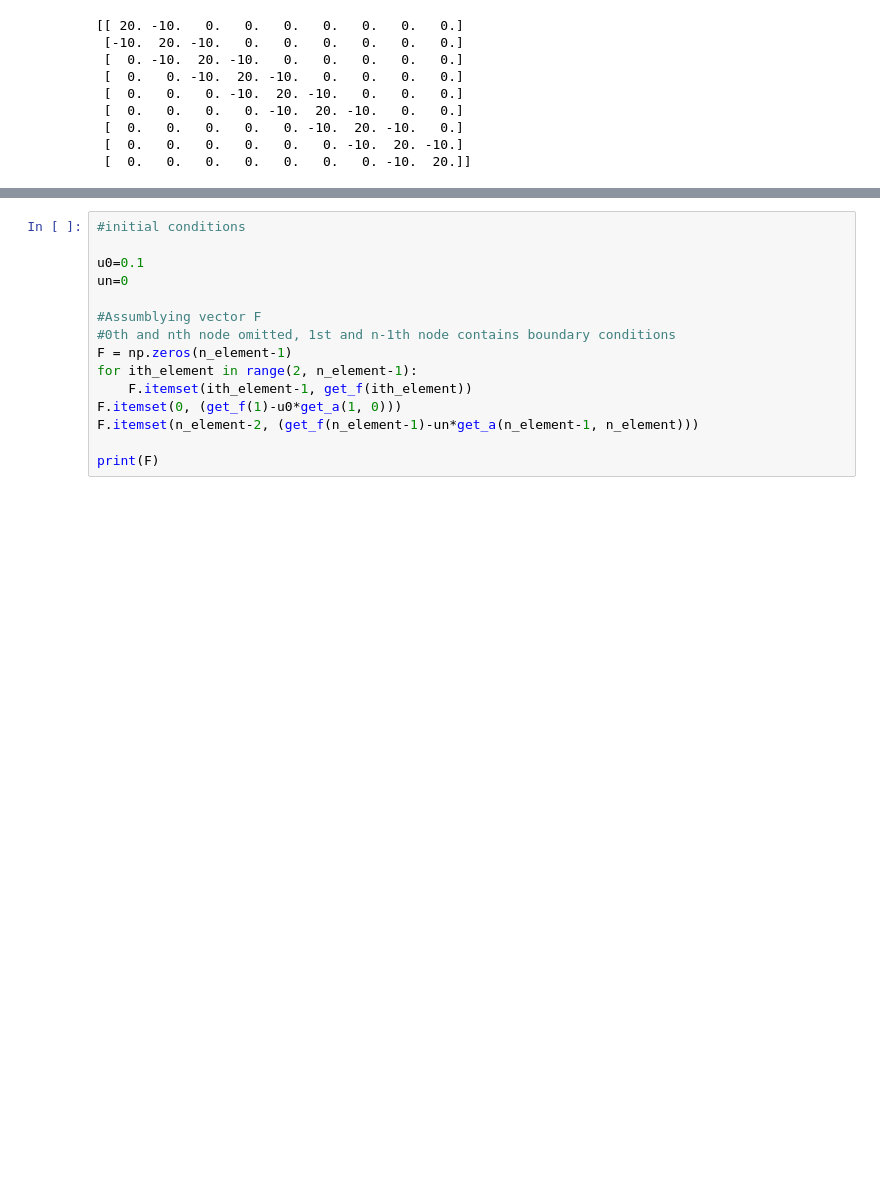
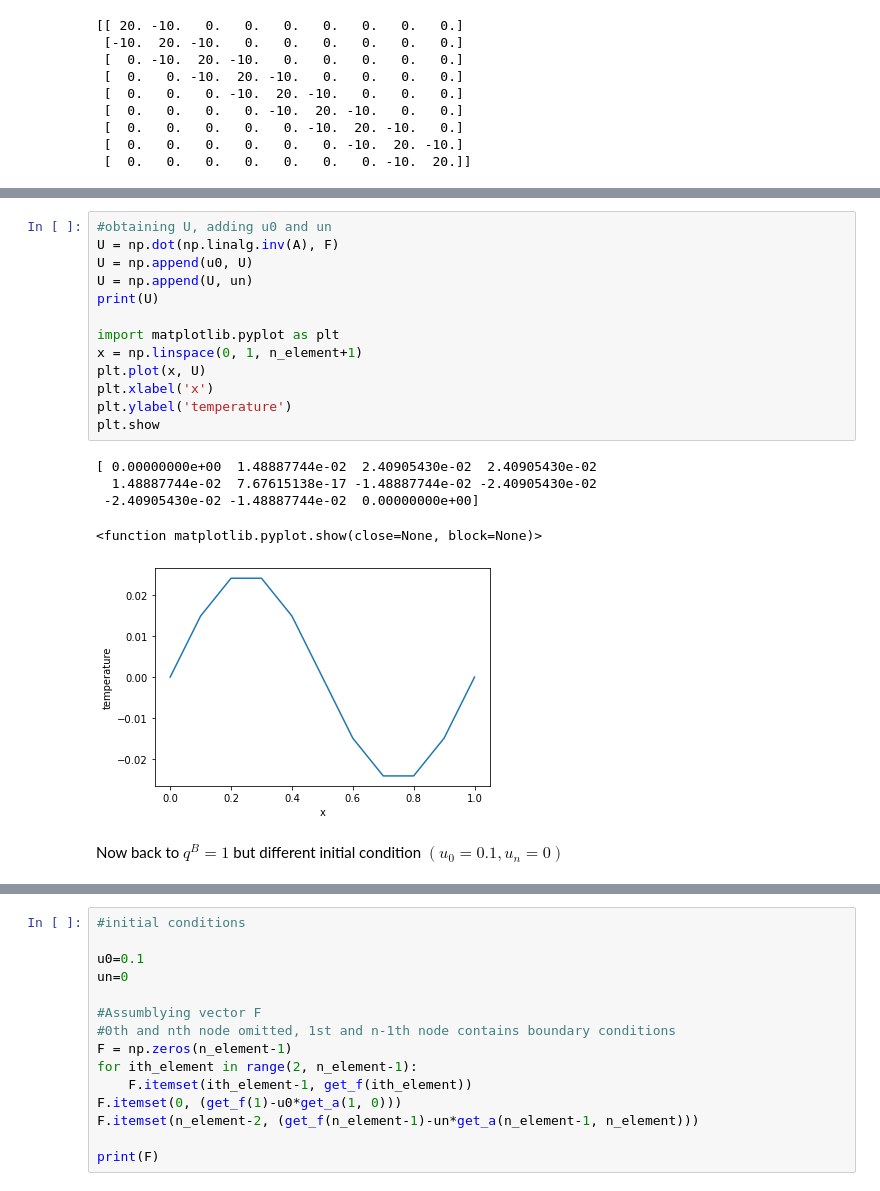
Before and after one commit to hak9948/FEA, a Jupyter notebook: 1d_poisson/steady_state.ipynb, the cells around one changed output, grey strips where cells are left out. Cells and saved outputs as stored; diff of their text form; blank space fills up the shorter version.

```diff
--- a/1d_poisson/steady_state.ipynb
+++ b/1d_poisson/steady_state.ipynb
@@ -110,0 +146,21 @@ print(A)
+# %%
+#obtaining U, adding u0 and un
+U = np.dot(np.linalg.inv(A), F)
+U = np.append(u0, U)
+U = np.append(U, un)
+print(U)
+
+import matplotlib.pyplot as plt
+x = np.linspace(0, 1, n_element+1)
+plt.plot(x, U)
+plt.xlabel('x')
+plt.ylabel('temperature')
+plt.show
+# %% [output]
+[ 0.00000000e+00  1.48887744e-02  2.40905430e-02  2.40905430e-02
+  1.48887744e-02  7.67615138e-17 -1.48887744e-02 -2.40905430e-02
+ -2.40905430e-02 -1.48887744e-02  0.00000000e+00]
+<function matplotlib.pyplot.show(close=None, block=None)>
+[figure, added]
+# %% [markdown]
+Now back to $q^B=1$ but different initial condition $(u_0=0.1, u_n=0)$
```
Also changed, not shown: parts of 16 cells of this notebook, 1 other file.
